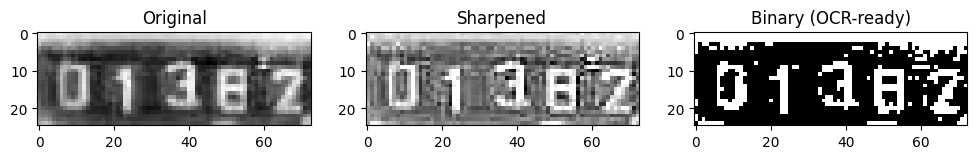
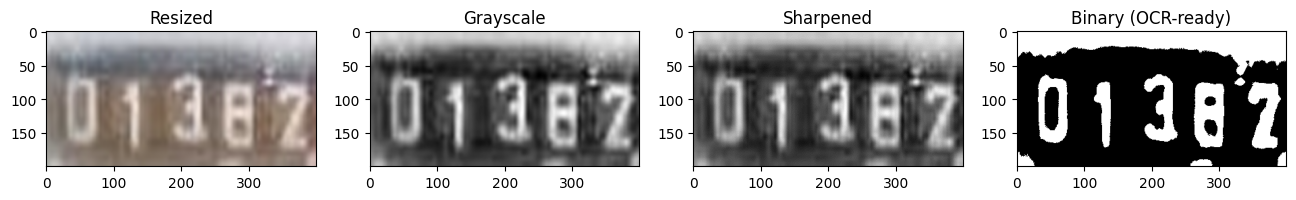
The notebook cell's code change between the first figure and the second:
--- before
+++ after
@@ -1,5 +1,5 @@
-
 # 1. Configuration
 image_path = '/content/crop_0.png'
+resized_save_path = '/content/resized_crop_0.png'
 sharpened_save_path = '/content/sharpened_crop_0.png'
 binary_save_path = '/content/binary_crop_0.png'
@@ -11,6 +11,19 @@
     raise FileNotFoundError(f"Could not load image. Check path: {os.path.abspath(image_path)}")
 
+print("Original size (H, W, C):", image.shape)
+
+# Resize to width=270, height=480
+# NOTE: cv2.resize() takes (width, height), not (height, width).
+# I'm assuming "270 x 480" = width 270, height 480 (9:16 portrait).
+# If you meant height=270, width=480, swap target_w/target_h below.
+target_w, target_h = 400, 200
+upscaling = target_w > image.shape[1] or target_h > image.shape[0]
+interp = cv2.INTER_CUBIC if upscaling else cv2.INTER_AREA
+resized = cv2.resize(image, (target_w, target_h), interpolation=interp)
+cv2.imwrite(resized_save_path, resized)
+print(f"Resized image saved to: {resized_save_path} (now {resized.shape})")
+
 # Convert to grayscale
-gray = cv2.cvtColor(image, cv2.COLOR_BGR2GRAY)
+gray = cv2.cvtColor(resized, cv2.COLOR_BGR2GRAY)
 
 # Sharpening
@@ -30,7 +43,8 @@
 
 # 4. Visualization
-plt.figure(figsize=(12, 4))
-plt.subplot(1, 3, 1), plt.title("Original"), plt.imshow(gray, cmap='gray')
-plt.subplot(1, 3, 2), plt.title("Sharpened"), plt.imshow(sharpened, cmap='gray')
-plt.subplot(1, 3, 3), plt.title("Binary (OCR-ready)"), plt.imshow(binary, cmap='gray')
+plt.figure(figsize=(16, 4))
+plt.subplot(1, 4, 1), plt.title("Resized"), plt.imshow(cv2.cvtColor(resized, cv2.COLOR_BGR2RGB))
+plt.subplot(1, 4, 2), plt.title("Grayscale"), plt.imshow(gray, cmap='gray')
+plt.subplot(1, 4, 3), plt.title("Sharpened"), plt.imshow(sharpened, cmap='gray')
+plt.subplot(1, 4, 4), plt.title("Binary (OCR-ready)"), plt.imshow(binary, cmap='gray')
 plt.show()

Commit: croppped